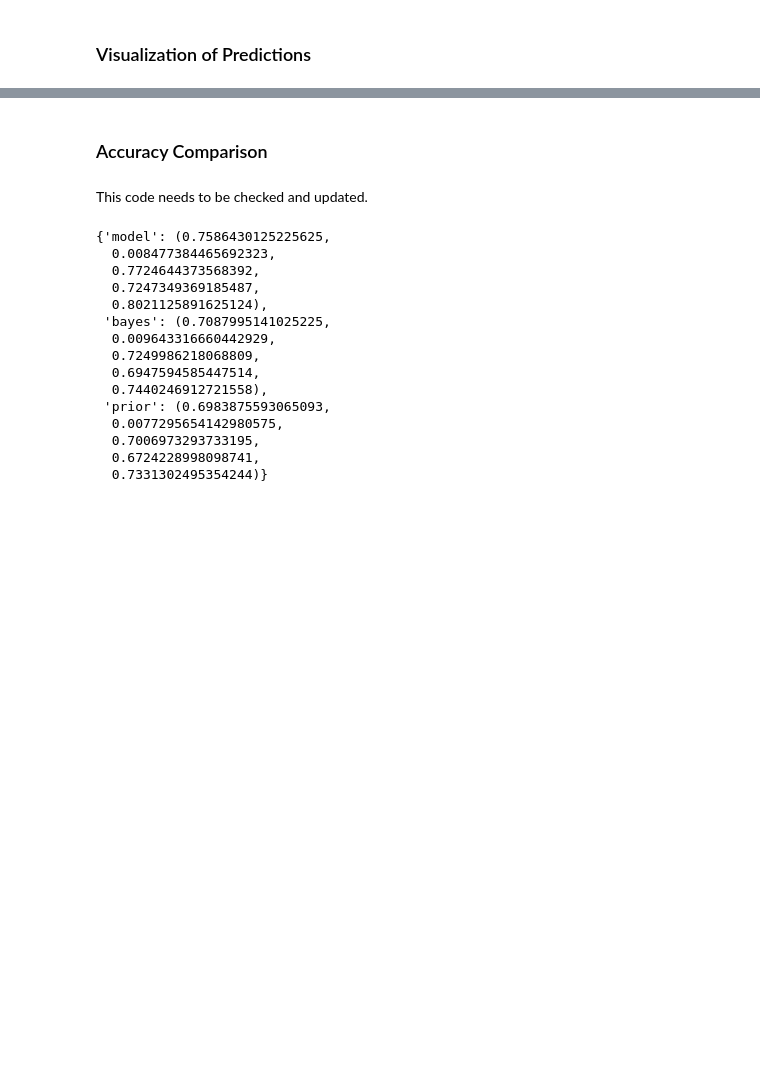
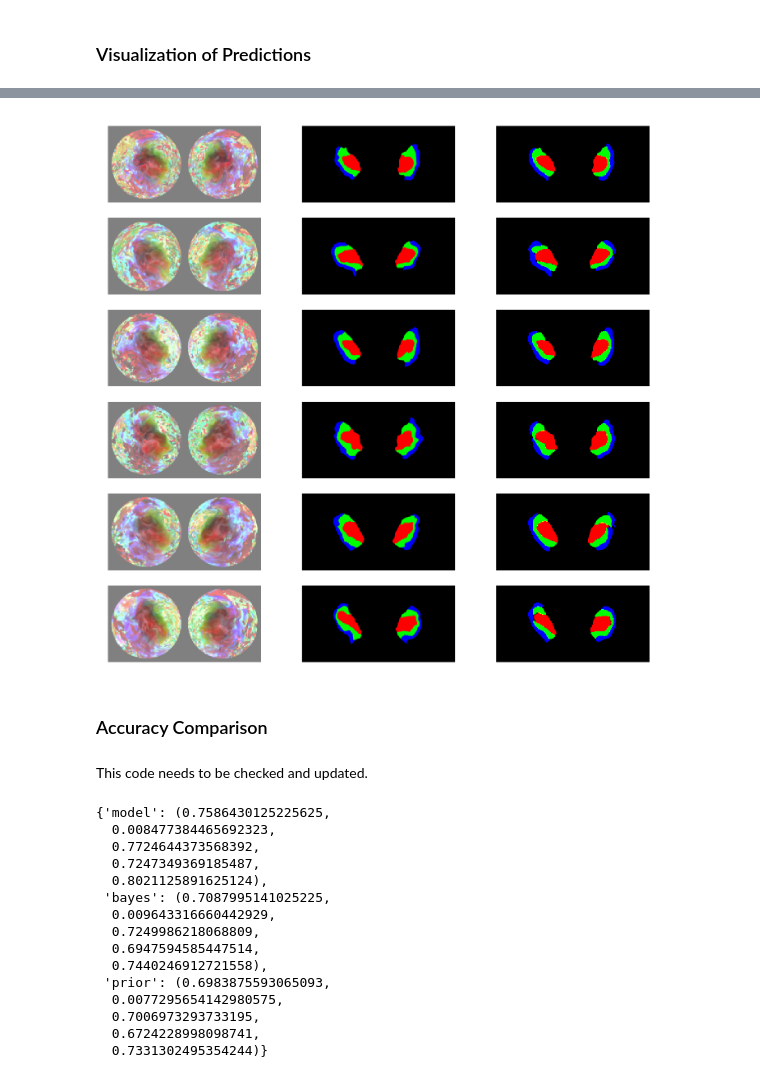
Before and after one commit to noahbenson/visual-autolabel, a Jupyter notebook: train-unet.ipynb, the cells around one changed output, grey strips where cells are left out. Saved outputs shown, nothing was run; the diff lists cells and outputs as text; code cells hidden in the pictures; blank space fills up the shorter version.

```diff
--- a/train-unet.ipynb
+++ b/train-unet.ipynb
@@ -258,22 +459,0 @@ else:
-# %%
-# Basic options:
-opts = dict(partition=(trn_sids, val_sids),
-            model_cache_path=model_cache_path,
-            data_cache_path=data_cache_path)
-# We store the results in these dictionaries.
-models = {}
-losses = {}
-dice = {}
-# Run one modelplan for each feature type.
-for feat in ('anat', 'func', 'both'):
-    print("="*85)
-    print(f"Training: {feat}")
-    print("")
-    r = va.run_modelplan(training_plan,
-                         features=feat,
-                         **opts)
-    print("")
-    models[feat] = r[0]
-    losses[feat] = r[1]
-    dice[feat] = r[2]
-print("Training complete.")
@@ -305,0 +511,14 @@ hist = train_until(training_plan, model_key='2022-04-15_01')
+# %%
+# What model are we loading (should match the model_key from the
+# train_until call, in the above cells).
+model_key = '2022-05-20'
+(hist, models) = load_training(model_key)
+# If we need to use a special partition (e.g., for tractography
+# datasets), we set these here.
+partition = (trn_sids, val_sids)
+#partition = (tract_trn_sids, tract_val_sids)
+
+# If we haven't loaded the datasets variable already, let's load it.
+if 'datasets' not in locals() or datasets is None:
+    datasets = va.make_datasets(partition=(trn_sids, val_sids),
+                                cache_path=data_cache_path)
@@ -306,29 +739,33 @@ hist = train_until(training_plan, model_key='2022-04-15_01')
 # %%
 # Parameters
 #------------------------------------------------------------------------------
 # What feature-set do we want to plot?
-features = 'both'
+features = 'func'
 # What model are we plotting the results for?
 model = models[features]
 # Which subject-IDs (or subject indices, either one) are we plotting?
 plot_subs = np.arange(6)
 # Training or Validation data?
 phase = 'val'
 # What datasets are we using? (If None, then makes one using the default
 # partition).
 datasets = None
 
 # Make the Figure
 #------------------------------------------------------------------------------
 # Make the datasets if need be.
 if datasets is None:
     datasets = va.make_datasets(partition=(trn_sids, val_sids),
                                 cache_path=data_cache_path)
 # Make the figure and axes that we're going to use.
-(fig,axs) = plt.subplots(len(plot_subs), 3, figsize=(6, len(plot_subs)), dpi=72*4)
+(fig,axs) = plt.subplots(len(plot_subs), 3,
+                         figsize=(6, len(plot_subs)),
+                         dpi=72*4)
 # And plot each row using the `plot_prediction` function.
 for (axrow,idx) in zip(axs, plot_subs):
     plot_prediction(datasets[features][phase], idx, model, axes=axrow)
+# %% [output]
+[figure, added]
 # %% [markdown]
 ### Accuracy Comparison
 # %% [markdown]
```
Also changed, not shown: parts of 25 cells of this notebook.
